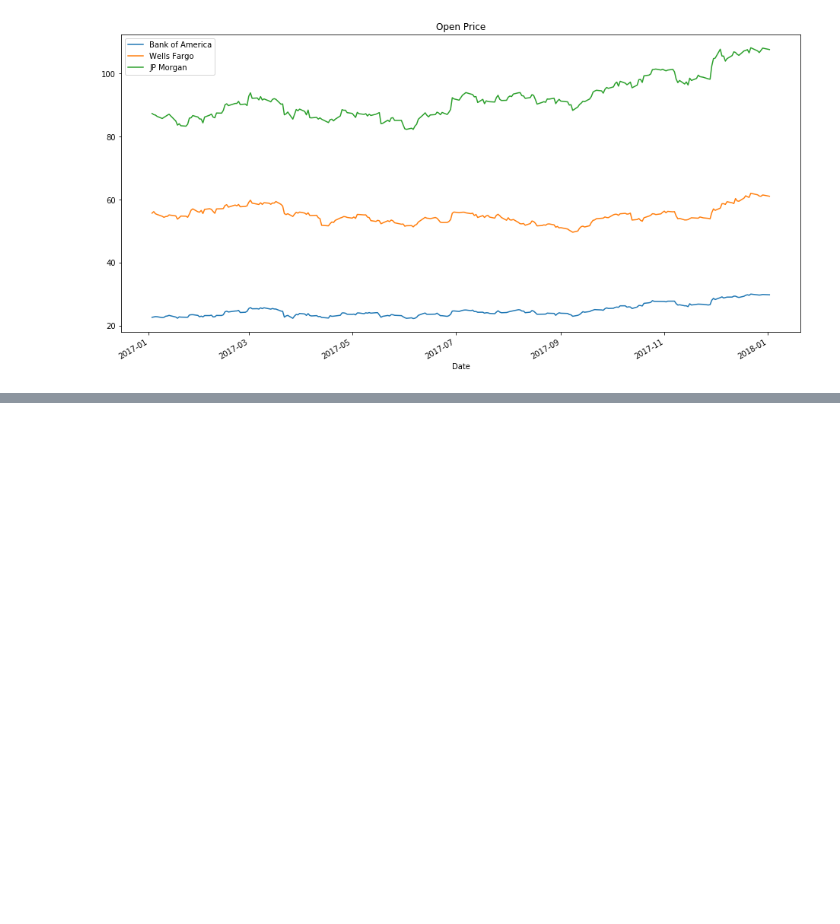
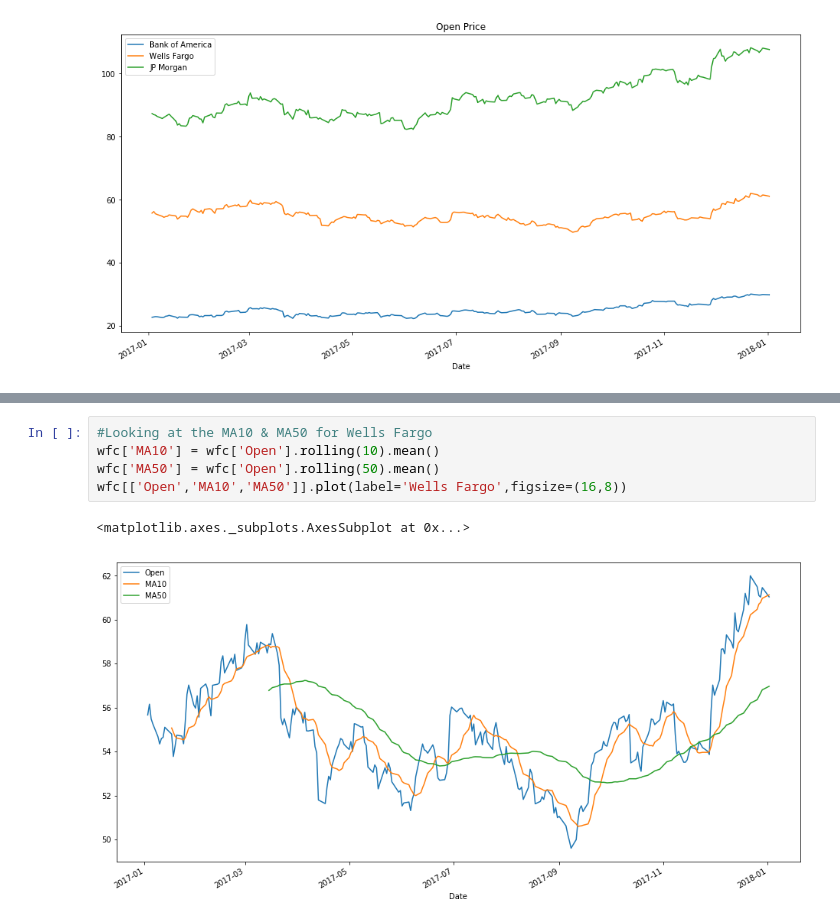
Before and after one commit to Afrochemist/Job_Portfolio, a Jupyter notebook: Python/Finance/Stock Analysis with Banks.ipynb, the cells around one changed output, grey strips where cells are left out. Cells and saved outputs as stored; diff of their text form; blank space fills up the shorter version.

```diff
--- a/Python/Finance/Stock Analysis with Banks.ipynb
+++ b/Python/Finance/Stock Analysis with Banks.ipynb
@@ -69,0 +81,8 @@ plt.legend()
+# %%
+#Looking at the MA10 & MA50 for Wells Fargo
+wfc['MA10'] = wfc['Open'].rolling(10).mean()
+wfc['MA50'] = wfc['Open'].rolling(50).mean()
+wfc[['Open','MA10','MA50']].plot(label='Wells Fargo',figsize=(16,8))
+# %% [output]
+<matplotlib.axes._subplots.AxesSubplot at 0x...>
+[figure, added]
```
Also changed, not shown: parts of 14 cells of this notebook.
